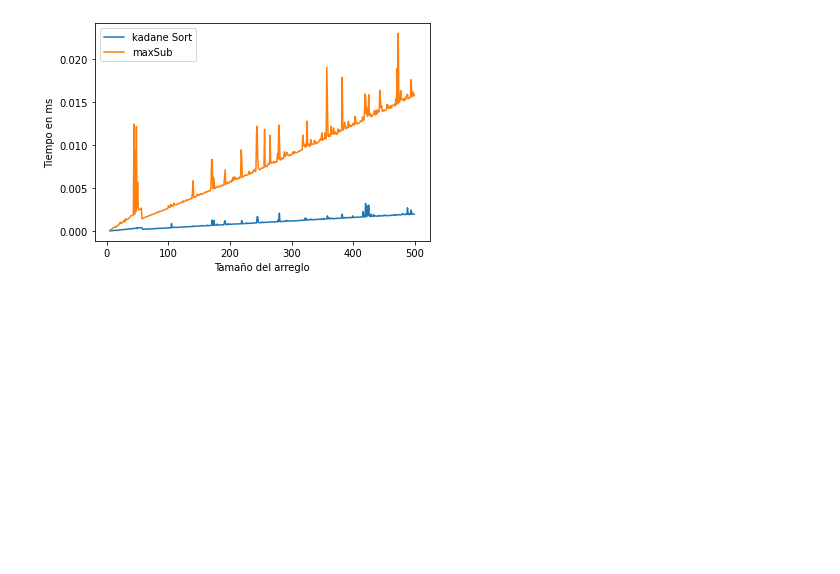
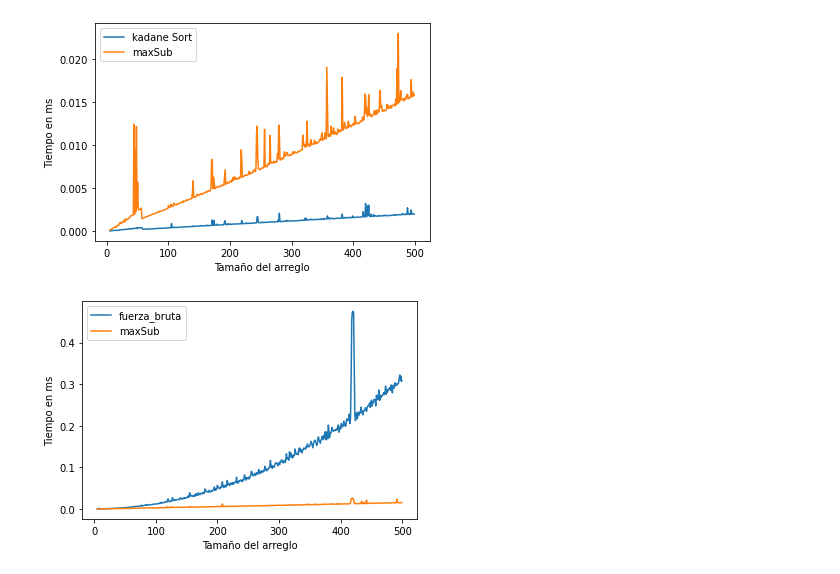
Before and after one commit to Repollo1000/ADA-Informes, a Jupyter notebook: informe_Sub_arreglomaximo.ipynb, the cells around one changed output. Cells and saved outputs as stored; diff of their text form; code cells hidden in the pictures; blank space fills up the shorter version.

```diff
--- a/informe_Sub_arreglomaximo.ipynb
+++ b/informe_Sub_arreglomaximo.ipynb
@@ -300,32 +306,34 @@ MaxSubarray(array)
 # %%
 import matplotlib.pyplot as plt
 import datetime
 from timeit import repeat
 import random
 from termcolor import colored
 import copy
 
 
 x=[]; y=[]
 y1=[]
 
 for n in range(5,500):
 
   a = random.sample(range(1, 1000), n)
   cont = [0,0]
   verbose = False
   #la función repeat está ejecutando 20 veces insertion_Sort con el arreglo a y retorna el mejor tiepo obtenido.
-  t1 = repeat(setup="from __main__ import kadane", stmt=f"kadane({a})", repeat=1, number=10)
+  t1 = repeat(setup="from __main__ import fuerza_bruta", stmt=f"fuerza_bruta({a})", repeat=1, number=10)
   t2 = repeat(setup="from __main__ import maxSub", stmt=f"maxSub({a},{0},{n-1},{verbose})", repeat=1, number=10)
   x.append(n)
   y.append(t1)
   y1.append(t2)
 
 
 plt.plot(x, y)
 plt.plot(x, y1)
-plt.legend(["kadane Sort", "maxSub"])
+plt.legend(["fuerza_bruta", "maxSub"])
 
 plt.xlabel('Tamaño del arreglo')
 plt.ylabel('Tiempo en ms')
 plt.show()
+# %% [output]
+[figure, added]
```
Also changed, not shown: parts of 4 cells of this notebook.
